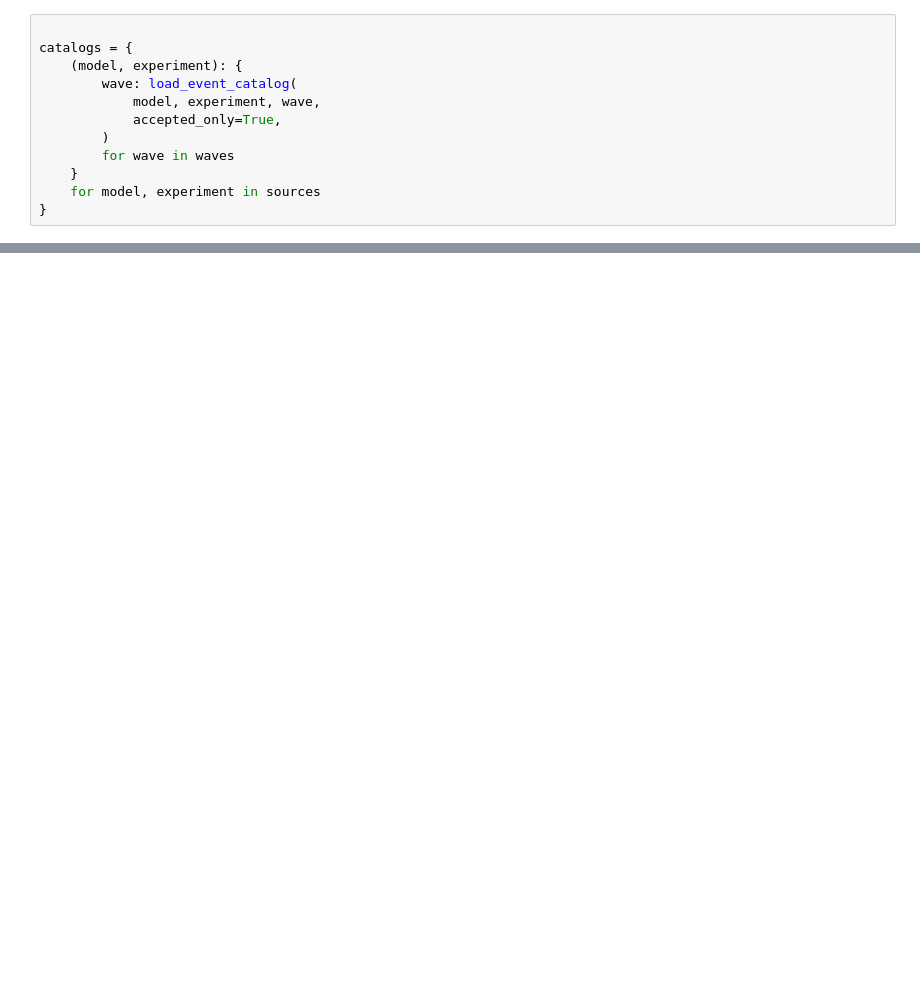
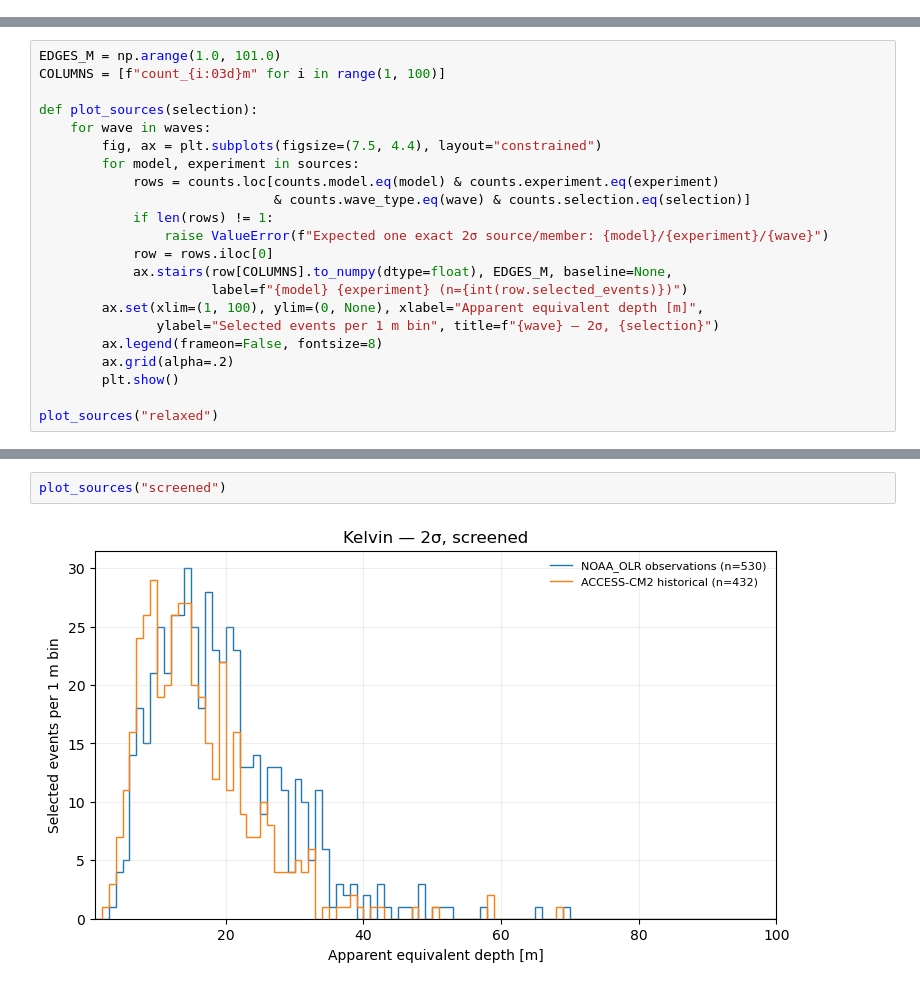
Before and after one commit to pedroanguloumana/cmip6_equiv_depth_distributions, a Jupyter notebook: notebooks/Compare_heff.ipynb, the cells around one changed output, grey strips where cells are left out. Drawn from its saved outputs; the diff is of its cells as text; blank space fills up the shorter version.

```diff
--- a/notebooks/Compare_heff.ipynb
+++ b/notebooks/Compare_heff.ipynb
@@ -70,12 +0,0 @@ Name: h_eff_m, Length: 892, dtype: float64
-# %%
-
-catalogs = {
-    (model, experiment): {
-        wave: load_event_catalog(
-            model, experiment, wave,
-            accepted_only=True,
-        )
-        for wave in waves
-    }
-    for model, experiment in sources
-}
@@ -83,0 +48,22 @@ catalogs[]
+# %%
+EDGES_M = np.arange(1.0, 101.0)
+COLUMNS = [f"count_{i:03d}m" for i in range(1, 100)]
+
+def plot_sources(selection):
+    for wave in waves:
+        fig, ax = plt.subplots(figsize=(7.5, 4.4), layout="constrained")
+        for model, experiment in sources:
+            rows = counts.loc[counts.model.eq(model) & counts.experiment.eq(experiment)
+                              & counts.wave_type.eq(wave) & counts.selection.eq(selection)]
+            if len(rows) != 1:
+                raise ValueError(f"Expected one exact 2σ source/member: {model}/{experiment}/{wave}")
+            row = rows.iloc[0]
+            ax.stairs(row[COLUMNS].to_numpy(dtype=float), EDGES_M, baseline=None,
+                      label=f"{model} {experiment} (n={int(row.selected_events)})")
+        ax.set(xlim=(1, 100), ylim=(0, None), xlabel="Apparent equivalent depth [m]",
+               ylabel="Selected events per 1 m bin", title=f"{wave} — 2σ, {selection}")
+        ax.legend(frameon=False, fontsize=8)
+        ax.grid(alpha=.2)
+        plt.show()
+
+plot_sources("relaxed")
@@ -83,0 +81,4 @@ catalogs[]
+# %%
+plot_sources("screened")
+# %% [output]
+[figure, added]
```
Also changed, not shown: parts of 13 cells of this notebook, 4 other files.
